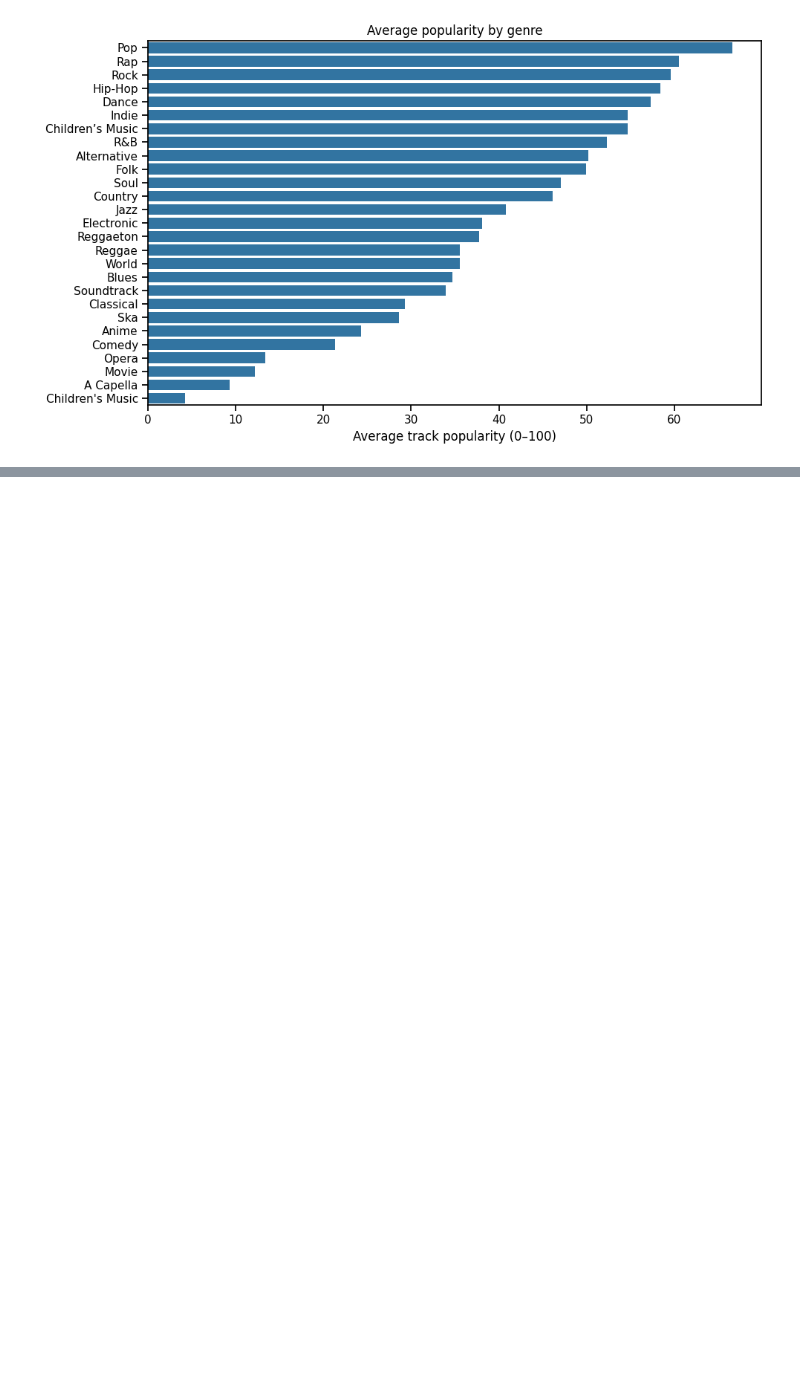
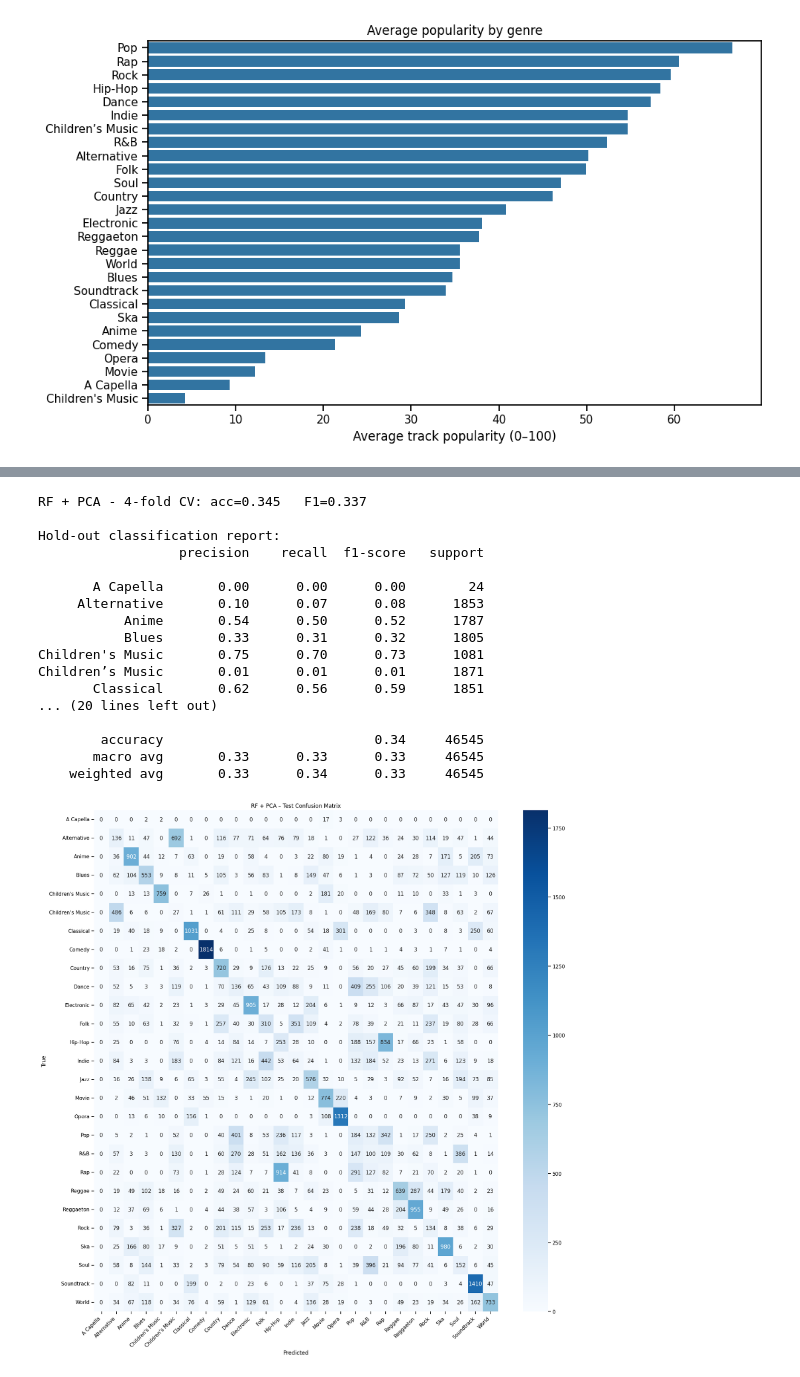
Before and after one commit to Matankl/Spotify_DataSetAnalysis, a Jupyter notebook: SpotifyDataSetBreakdown.ipynb, the cells around one changed output, grey strips where cells are left out. Cells and saved outputs as stored; diff of their text form; code cells hidden in the pictures; blank space fills up the shorter version.

```diff
--- a/SpotifyDataSetBreakdown.ipynb
+++ b/SpotifyDataSetBreakdown.ipynb
@@ -561,0 +643,30 @@ Children’s Music       0.03      0.03      0.03      1871
+# %%
+rf_pca_pipe = Pipeline(steps=[
+    ("prep", preprocessor_pca),
+    ("clf",  RandomForestClassifier(
+        n_estimators=600,
+        n_jobs=-1,
+        class_weight="balanced",
+        random_state=42))
+])
+
+rf_pca_model = evaluate(rf_pca_pipe, "RF + PCA")
+# %% [output]
+RF + PCA - 4-fold CV: acc=0.345   F1=0.337
+
+Hold-out classification report:
+                  precision    recall  f1-score   support
+
+       A Capella       0.00      0.00      0.00        24
+     Alternative       0.10      0.07      0.08      1853
+           Anime       0.54      0.50      0.52      1787
+           Blues       0.33      0.31      0.32      1805
+Children's Music       0.75      0.70      0.73      1081
+Children’s Music       0.01      0.01      0.01      1871
+       Classical       0.62      0.56      0.59      1851
+... (20 lines left out)
+
+        accuracy                           0.34     46545
+       macro avg       0.33      0.33      0.33     46545
+    weighted avg       0.33      0.34      0.33     46545
+[figure, added]
```
Also changed, not shown: parts of 16 cells of this notebook.
